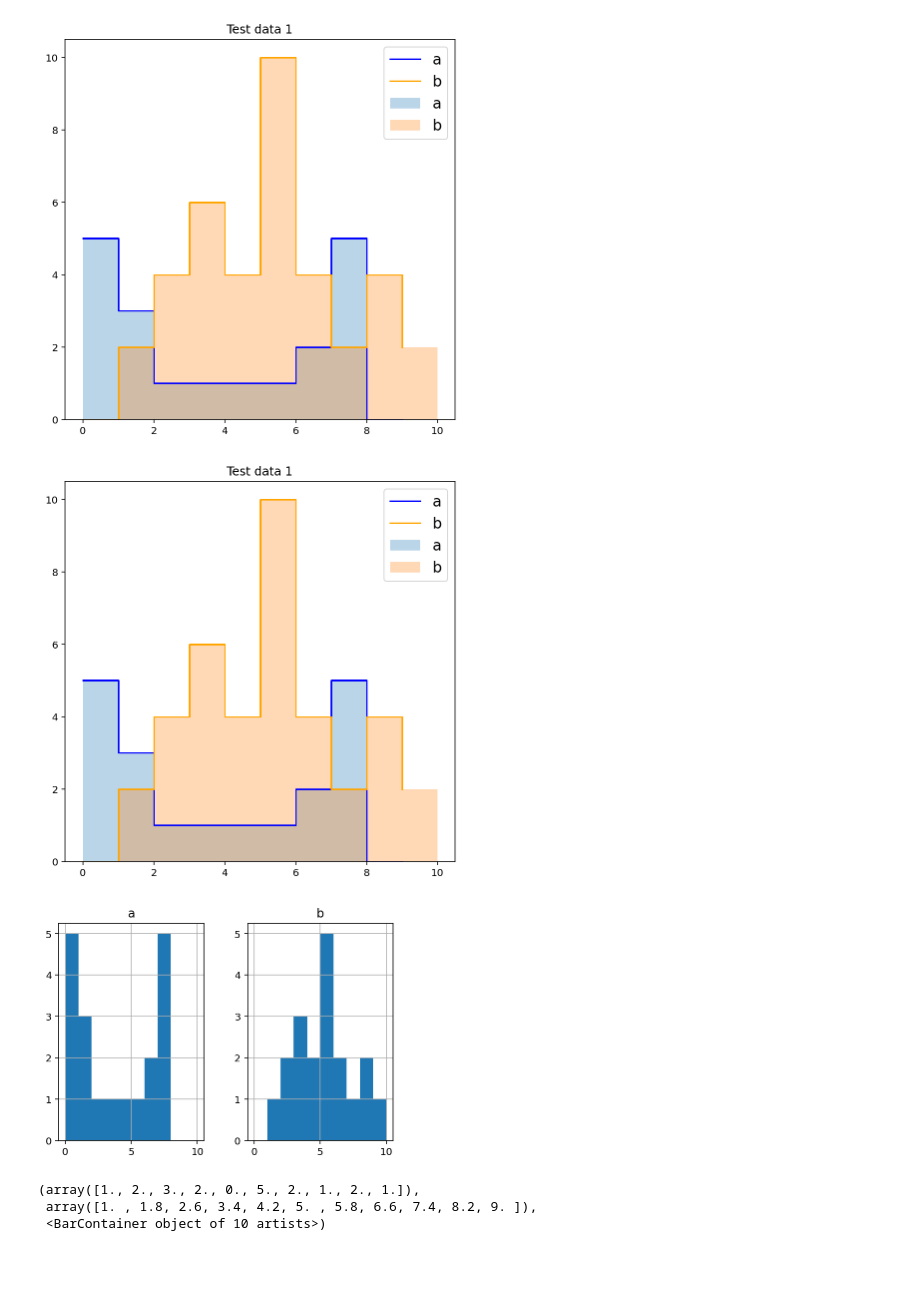
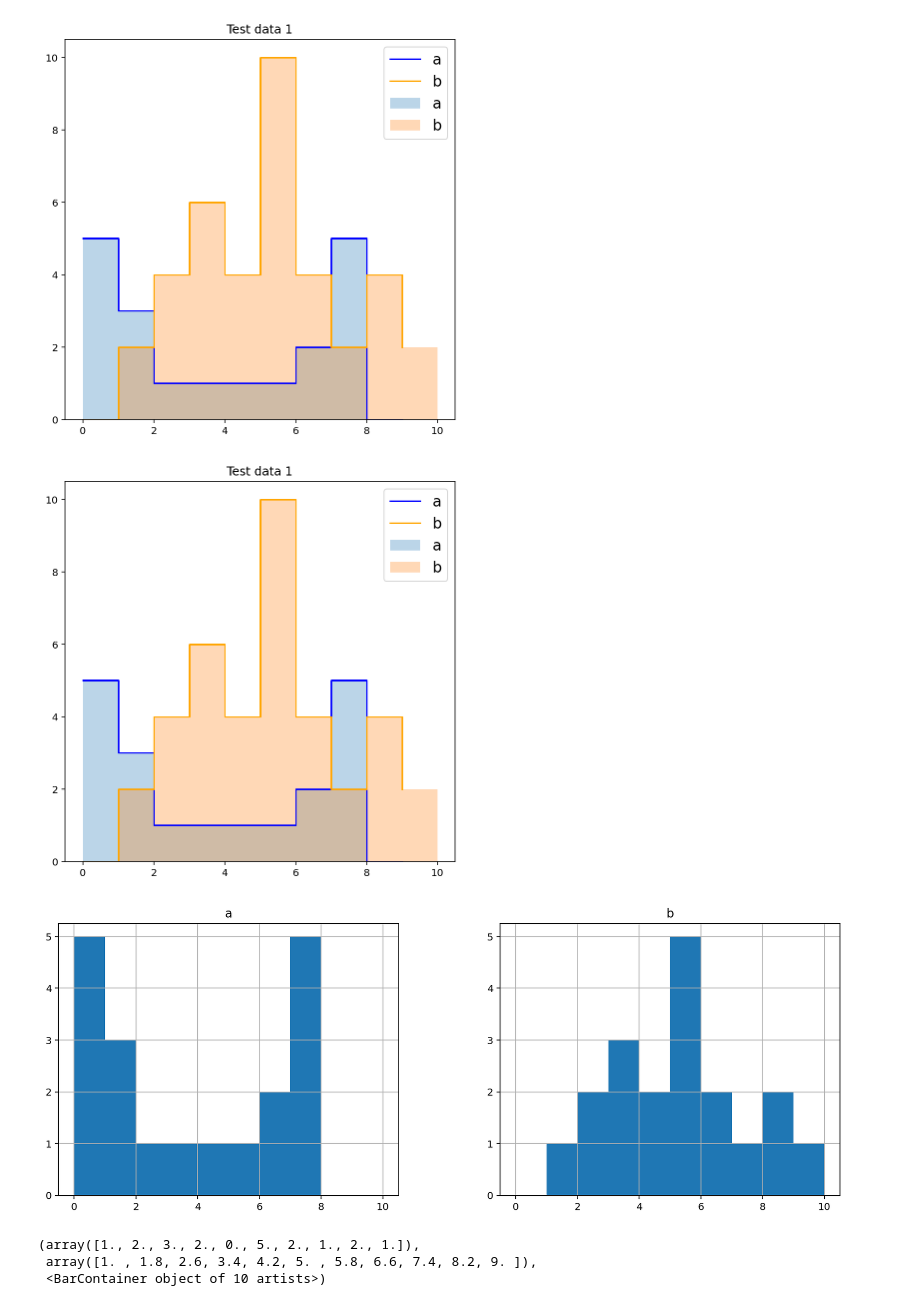
Before and after one commit to YW-Hsiao/svj_setting_master, a Jupyter notebook: test_plotting/test_2_histograms.ipynb, the cells around one changed output. Saved outputs shown, nothing was run; the diff lists cells and outputs as text; code cells hidden in the pictures; blank space fills up the shorter version.

Commit message:
update test_2_histograms 20220503

```diff
--- a/test_plotting/test_2_histograms.ipynb
+++ b/test_plotting/test_2_histograms.ipynb
@@ -85,34 +85,34 @@ plt.show()
 # %%
 # (2) plot data 1 by using pd.DataFrame()
 # 1. data
 
 # 2. construct figure
 fig, ax = plt.subplots(1, 1, figsize=(7,7))
 binning = np.linspace(0, 10, 11)
 
 # 3. plot
 # 3-1. with matplotlib
 # data a: use hist(pd.DataFrame().variable) and step
 ax.hist(df_1.a, bins=binning, alpha=0.3, label="a")
 hist_a, bins_a = np.histogram(a1, bins=binning)
 ax.step(bins_a[:-1], hist_a, where='post', color='blue', label="a")
 # data b: use hist(pd.DataFrame()['variable']) and step with weights
 ax.hist(df_1['b'], bins=binning, weights=weight_1, alpha=0.3, label="b")
 hist_b, bins_b = np.histogram(b1, bins=binning, weights=weight_1)
 ax.step(binning[:-1], hist_b, where='post', color='orange', label="b")
 # 3-2. with pandas
 # df_1.hist(bins=10)
-df_1.hist(bins=binning)
+df_1.hist(bins=binning, figsize=(14,5))
 
 # 4. customize plot
 ax.legend(fontsize=15)
 ax.set_title("Test data 1")
 
 # 5. save and show plot
 plt.show()
 # %% [output]
 [figure]
-[figure, old version]
+[figure, new version]
 # %%
 # ?? I don't understand??
 counts, bins = np.histogram(b1)
```
Also changed, not shown: parts of 5 cells of this notebook, 1 other file.
